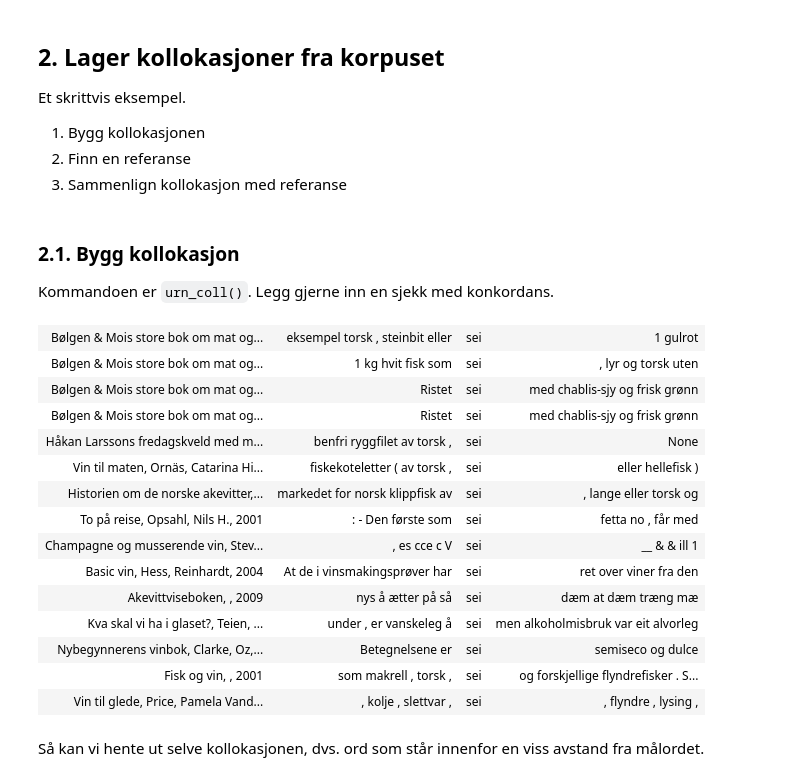
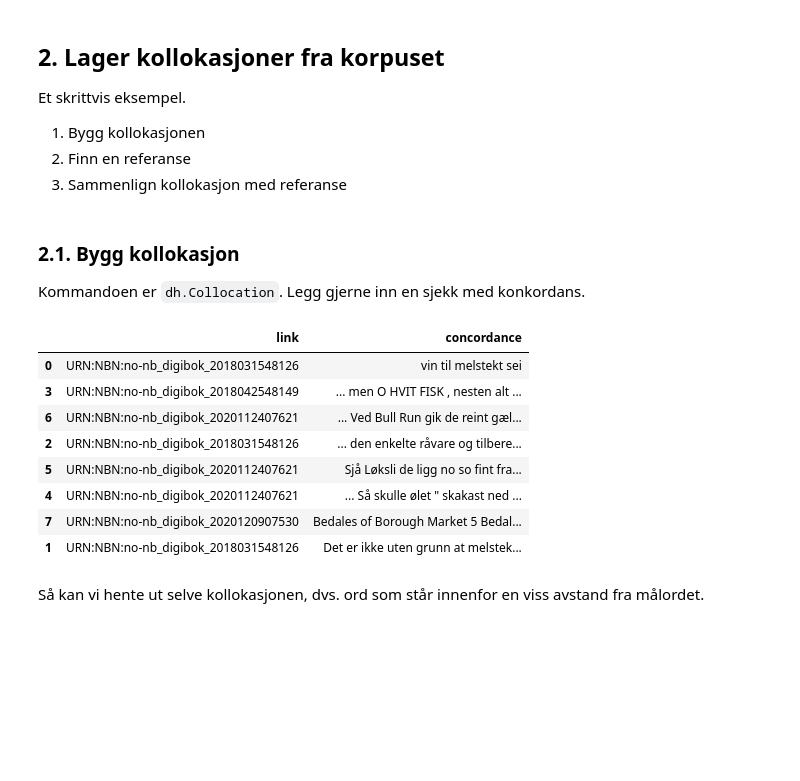
Before and after one commit to NationalLibraryOfNorway/digital_tekstanalyse, a Jupyter notebook: 3_Kollokasjoner.ipynb, the cells around one changed output. Drawn from its saved outputs; the diff is of its cells as text; code cells hidden in the pictures; blank space fills up the shorter version.

```diff
--- a/3_Kollokasjoner.ipynb
+++ b/3_Kollokasjoner.ipynb
@@ -22,4 +17,4 @@ For å finne relevant dewey-klassifikasjon kan [Webdewey](http://deweysearchno.p
 # %%
 # korpus med inntil 200 bøker fra dewey 641.2 (drikkevarer) utgitt mellom 1960 og 2020
 
-korpus = nb.book_urn(ddk='641.2%', period=(1960, 2020), limit=200)
+korpus = dh.Corpus(doctype="digibok", ddk="641.2%", from_year=1960, to_year=2020, limit=200)
@@ -49,29 +36,22 @@ Et skrittvis eksempel.
 # %% [markdown]
 ### 2.1. Bygg kollokasjon
 
-Kommandoen er `urn_coll()`. Legg gjerne inn en sjekk med konkordans.
+Kommandoen er `dh.Collocation`. Legg gjerne inn en sjekk med konkordans.
 # %%
 collword = 'rødvin'
 # %%
 # Vi utfører en konkordans for å sjekke at korpuset virker.
-
-nb.urn_concordance(word = 'sei', urns = korpus, size = 5)
+dh.Concordance(corpus=korpus, query="sei").show()
 # %% [output]
-| Bølgen & Mois store bok om mat og... | eksempel torsk , steinbit eller | sei | 1 gulrot |
-| Bølgen & Mois store bok om mat og... | 1 kg hvit fisk som | sei | , lyr og torsk uten |
-| Bølgen & Mois store bok om mat og... | Ristet | sei | med chablis-sjy og frisk grønn |
-| Bølgen & Mois store bok om mat og... | Ristet | sei | med chablis-sjy og frisk grønn |
-| Håkan Larssons fredagskveld med m... | benfri ryggfilet av torsk , | sei | None |
-| Vin til maten, Ornäs, Catarina Hi... | fiskekoteletter ( av torsk , | sei | eller hellefisk ) |
-| Historien om de norske akevitter,... | markedet for norsk klippfisk av | sei | , lange eller torsk og |
-| To på reise, Opsahl, Nils H., 2001 | : - Den første som | sei | fetta no , får med |
-| Champagne og musserende vin, Stev... | , es cce c V | sei | __ & & ill 1 |
-| Basic vin, Hess, Reinhardt, 2004 | At de i vinsmakingsprøver har | sei | ret over viner fra den |
-| Akevittviseboken, , 2009 | nys å ætter på så | sei | dæm at dæm træng mæ |
-| Kva skal vi ha i glaset?, Teien, ... | under , er vanskeleg å | sei | men alkoholmisbruk var eit alvorleg |
-| Nybegynnerens vinbok, Clarke, Oz,... | Betegnelsene er | sei | semiseco og dulce |
-| Fisk og vin, , 2001 | som makrell , torsk , | sei | og forskjellige flyndrefisker . S... |
-| Vin til glede, Price, Pamela Vand... | , kolje , slettvar , | sei | , flyndre , lysing , |
+|  | link | concordance |
+| 0 | URN:NBN:no-nb_digibok_2018031548126 | vin til melstekt sei |
+| 3 | URN:NBN:no-nb_digibok_2018042548149 | ... men O HVIT FISK , nesten alt ... |
+| 6 | URN:NBN:no-nb_digibok_2020112407621 | ... Ved Bull Run gik de reint gæl... |
+| 2 | URN:NBN:no-nb_digibok_2018031548126 | ... den enkelte råvare og tilbere... |
+| 5 | URN:NBN:no-nb_digibok_2020112407621 | Sjå Løksli de ligg no so fint fra... |
+| 4 | URN:NBN:no-nb_digibok_2020112407621 | ... Så skulle ølet " skakast ned ... |
+| 7 | URN:NBN:no-nb_digibok_2020120907530 | Bedales of Borough Market 5 Bedal... |
+| 1 | URN:NBN:no-nb_digibok_2018031548126 | Det er ikke uten grunn at melstek... |
 # %% [markdown]
 Så kan vi hente ut selve kollokasjonen, dvs. ord som står innenfor en viss avstand fra målordet.
 # %%
```
Also changed, not shown: parts of 31 cells of this notebook, 2 other files.
